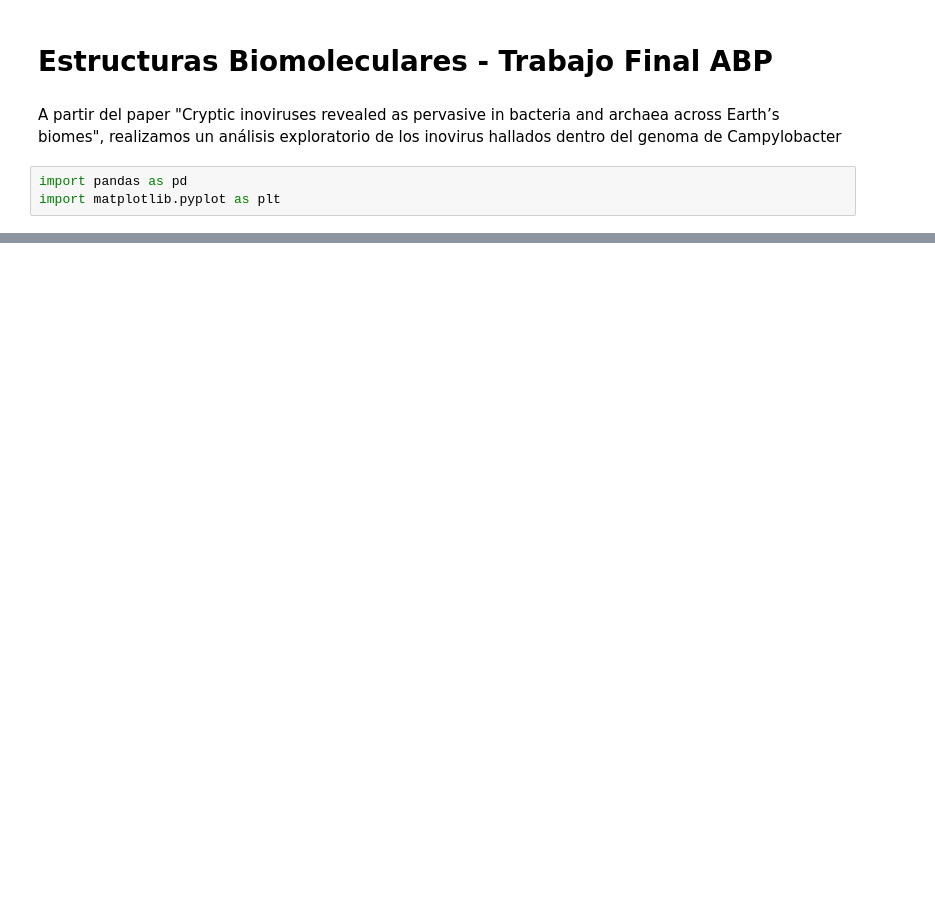
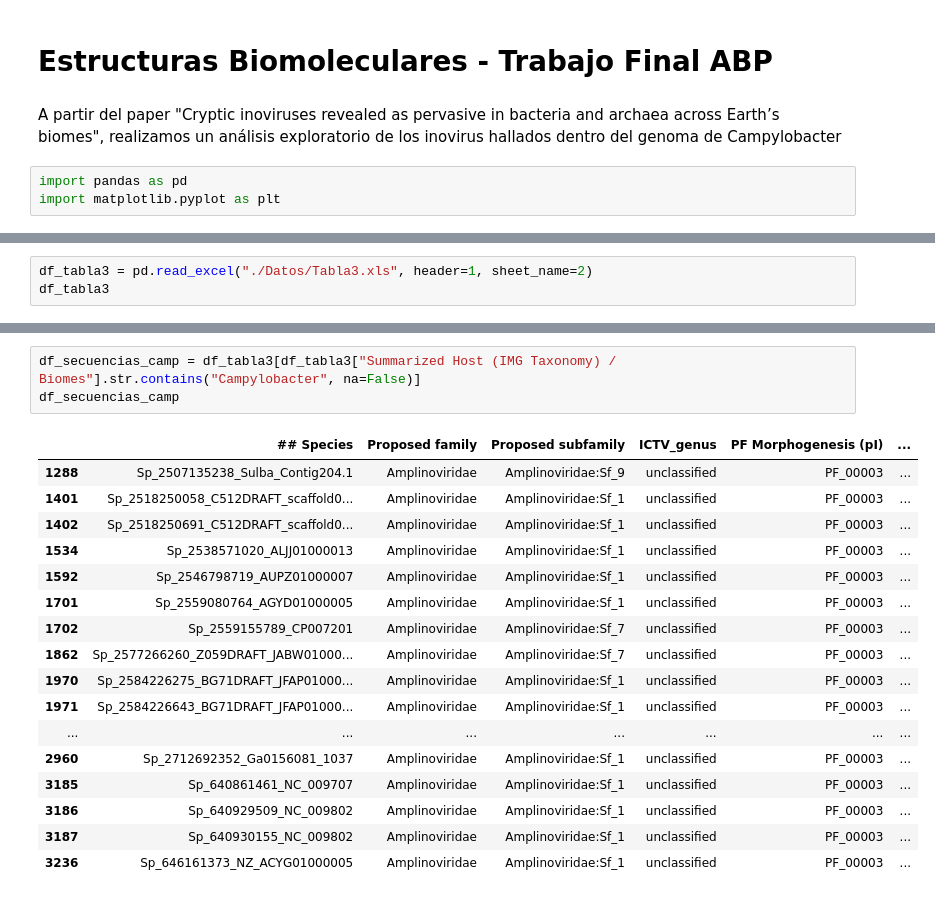
Before and after one commit to MartinaBoero73/est_bio2024, a Jupyter notebook: TIF/prueba1.ipynb, the cells around one changed output, grey strips where cells are left out. Cells and saved outputs as stored; diff of their text form; blank space fills up the shorter version.

```diff
--- a/TIF/prueba1.ipynb
+++ b/TIF/prueba1.ipynb
@@ -64,0 +69,3 @@ Name: Supplementary Table 6. List of matches between inovirus sequences and IMG
+# %%
+df_tabla3 = pd.read_excel("./Datos/Tabla3.xls", header=1, sheet_name=2)
+df_tabla3
@@ -64,0 +86,21 @@ Name: Supplementary Table 6. List of matches between inovirus sequences and IMG
+# %%
+df_secuencias_camp = df_tabla3[df_tabla3["Summarized Host (IMG Taxonomy) / Biomes"].str.contains("Campylobacter", na=False)]
+df_secuencias_camp
+# %% [output]
+|  | ## Species | Proposed family | Proposed subfamily | ICTV_genus | PF Morphogenesis (pI) | ... |
+| 1288 | Sp_2507135238_Sulba_Contig204.1 | Amplinoviridae | Amplinoviridae:Sf_9 | unclassified | PF_00003 | ... |
+| 1401 | Sp_2518250058_C512DRAFT_scaffold0... | Amplinoviridae | Amplinoviridae:Sf_1 | unclassified | PF_00003 | ... |
+| 1402 | Sp_2518250691_C512DRAFT_scaffold0... | Amplinoviridae | Amplinoviridae:Sf_1 | unclassified | PF_00003 | ... |
+| 1534 | Sp_2538571020_ALJJ01000013 | Amplinoviridae | Amplinoviridae:Sf_1 | unclassified | PF_00003 | ... |
+| 1592 | Sp_2546798719_AUPZ01000007 | Amplinoviridae | Amplinoviridae:Sf_1 | unclassified | PF_00003 | ... |
+| 1701 | Sp_2559080764_AGYD01000005 | Amplinoviridae | Amplinoviridae:Sf_1 | unclassified | PF_00003 | ... |
+| 1702 | Sp_2559155789_CP007201 | Amplinoviridae | Amplinoviridae:Sf_7 | unclassified | PF_00003 | ... |
+| 1862 | Sp_2577266260_Z059DRAFT_JABW01000... | Amplinoviridae | Amplinoviridae:Sf_7 | unclassified | PF_00003 | ... |
+| 1970 | Sp_2584226275_BG71DRAFT_JFAP01000... | Amplinoviridae | Amplinoviridae:Sf_1 | unclassified | PF_00003 | ... |
+| 1971 | Sp_2584226643_BG71DRAFT_JFAP01000... | Amplinoviridae | Amplinoviridae:Sf_1 | unclassified | PF_00003 | ... |
+| ... | ... | ... | ... | ... | ... | ... |
+| 2960 | Sp_2712692352_Ga0156081_1037 | Amplinoviridae | Amplinoviridae:Sf_1 | unclassified | PF_00003 | ... |
+| 3185 | Sp_640861461_NC_009707 | Amplinoviridae | Amplinoviridae:Sf_1 | unclassified | PF_00003 | ... |
+| 3186 | Sp_640929509_NC_009802 | Amplinoviridae | Amplinoviridae:Sf_1 | unclassified | PF_00003 | ... |
+| 3187 | Sp_640930155_NC_009802 | Amplinoviridae | Amplinoviridae:Sf_1 | unclassified | PF_00003 | ... |
+| 3236 | Sp_646161373_NZ_ACYG01000005 | Amplinoviridae | Amplinoviridae:Sf_1 | unclassified | PF_00003 | ... |
```
Also changed, not shown: parts of 19 cells of this notebook, 3 other files.
